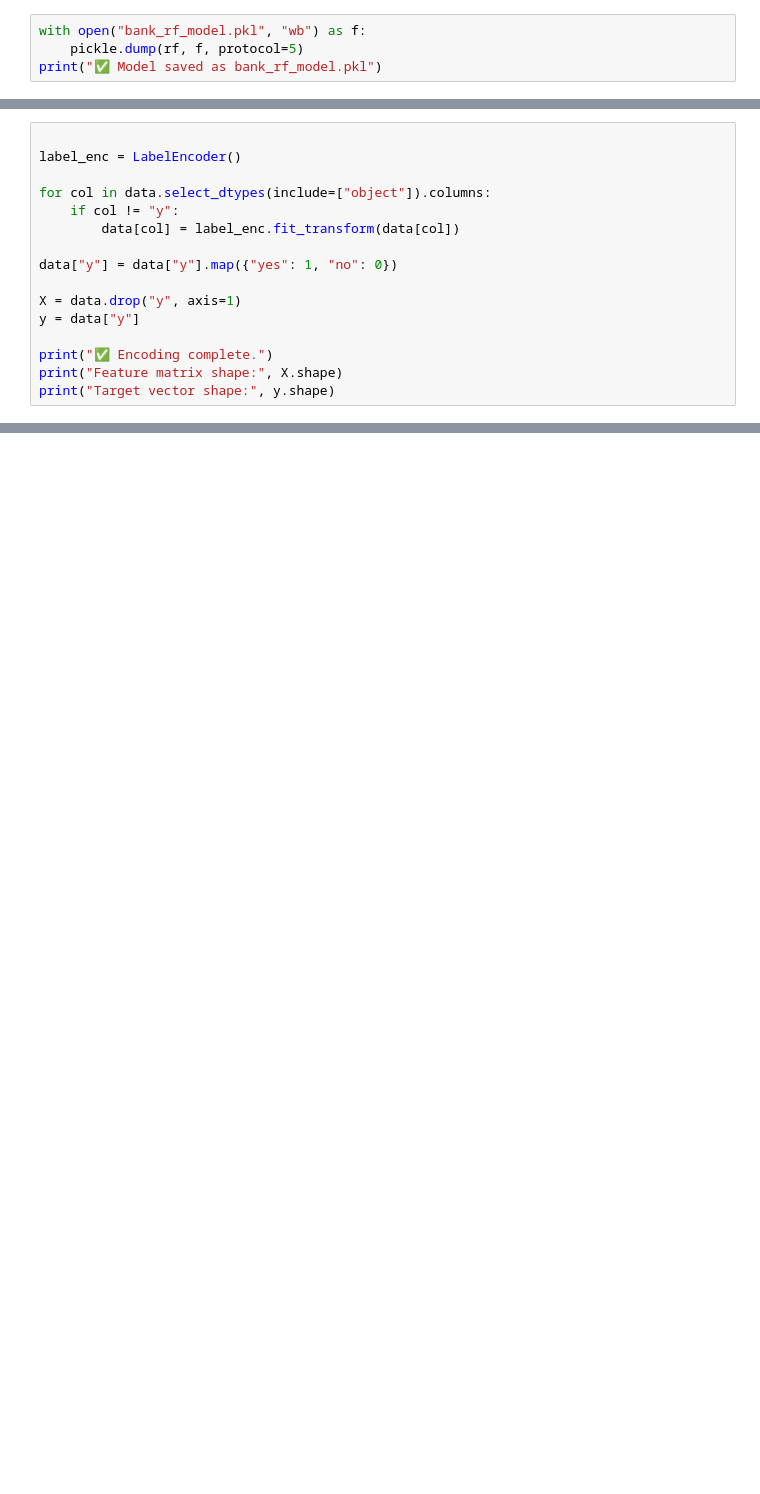
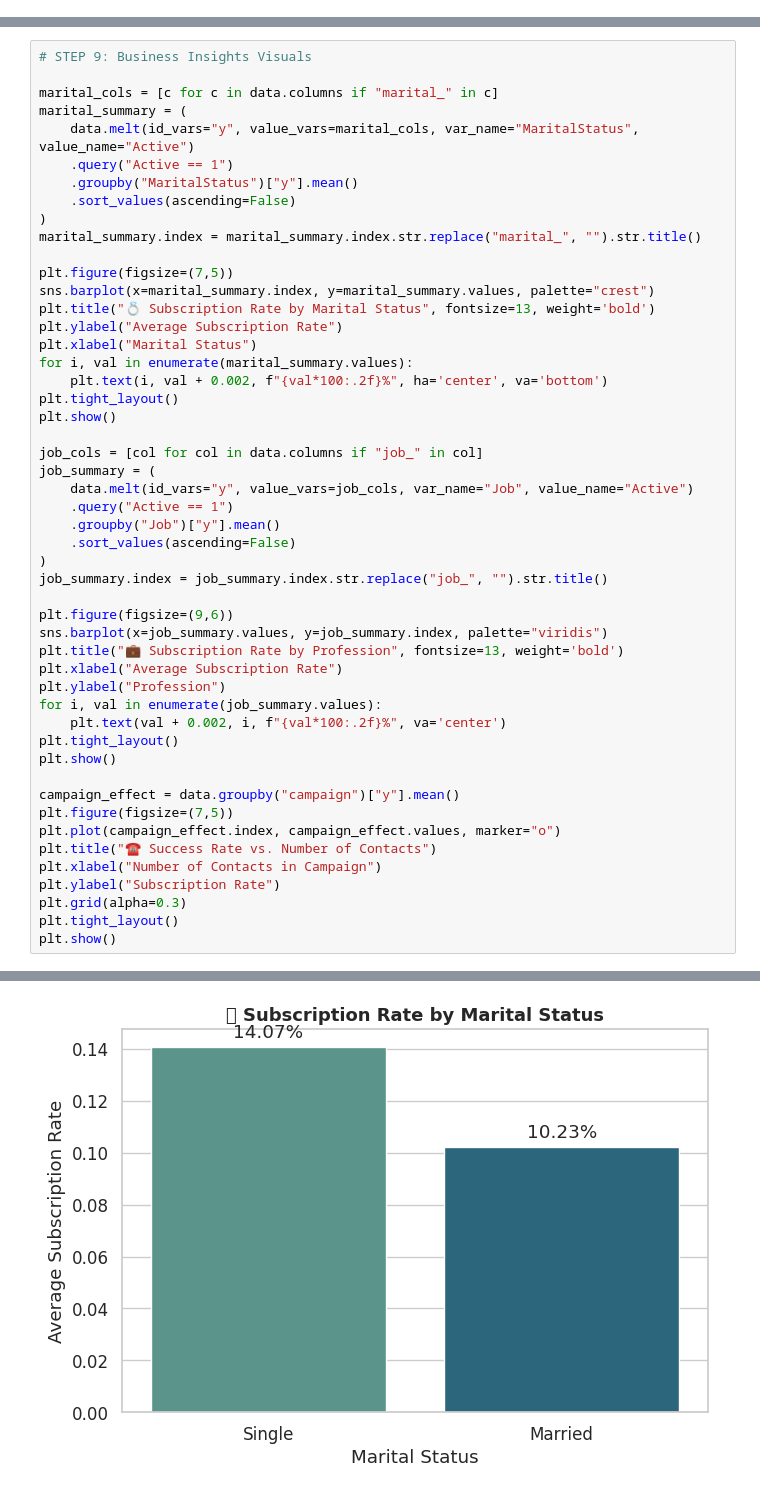
Before and after one commit to alvincharles45/alvincharles45.github.io, a Jupyter notebook: notebooks/starter_bank.ipynb, the cells around one changed output, grey strips where cells are left out. Cells and saved outputs as stored; diff of their text form; blank space fills up the shorter version.

```diff
--- a/notebooks/starter_bank.ipynb
+++ b/notebooks/starter_bank.ipynb
@@ -109,4 +93,0 @@ weighted avg       0.88      0.90      0.88      7414
-# %%
-with open("bank_rf_model.pkl", "wb") as f:
-    pickle.dump(rf, f, protocol=5)
-print("✅ Model saved as bank_rf_model.pkl")
@@ -426,16 +193,0 @@ Number of predictions: 4119
-# %%
-
-label_enc = LabelEncoder()
-
-for col in data.select_dtypes(include=["object"]).columns:
-    if col != "y":
-        data[col] = label_enc.fit_transform(data[col])
-
-data["y"] = data["y"].map({"yes": 1, "no": 0})
-
-X = data.drop("y", axis=1)
-y = data["y"]
-
-print("✅ Encoding complete.")
-print("Feature matrix shape:", X.shape)
-print("Target vector shape:", y.shape)
@@ -450,0 +194,51 @@ Name: proportion, dtype: float64
+# %%
+# STEP 9: Business Insights Visuals
+
+marital_cols = [c for c in data.columns if "marital_" in c]
+marital_summary = (
+    data.melt(id_vars="y", value_vars=marital_cols, var_name="MaritalStatus", value_name="Active")
+    .query("Active == 1")
+    .groupby("MaritalStatus")["y"].mean()
+    .sort_values(ascending=False)
+)
+marital_summary.index = marital_summary.index.str.replace("marital_", "").str.title()
+
+plt.figure(figsize=(7,5))
+sns.barplot(x=marital_summary.index, y=marital_summary.values, palette="crest")
+plt.title("💍 Subscription Rate by Marital Status", fontsize=13, weight='bold')
+plt.ylabel("Average Subscription Rate")
+plt.xlabel("Marital Status")
+for i, val in enumerate(marital_summary.values):
+    plt.text(i, val + 0.002, f"{val*100:.2f}%", ha='center', va='bottom')
+plt.tight_layout()
+plt.show()
+
+job_cols = [col for col in data.columns if "job_" in col]
+job_summary = (
+    data.melt(id_vars="y", value_vars=job_cols, var_name="Job", value_name="Active")
+    .query("Active == 1")
+    .groupby("Job")["y"].mean()
+    .sort_values(ascending=False)
+)
+job_summary.index = job_summary.index.str.replace("job_", "").str.title()
+
+plt.figure(figsize=(9,6))
+sns.barplot(x=job_summary.values, y=job_summary.index, palette="viridis")
+plt.title("💼 Subscription Rate by Profession", fontsize=13, weight='bold')
+plt.xlabel("Average Subscription Rate")
+plt.ylabel("Profession")
+for i, val in enumerate(job_summary.values):
+    plt.text(val + 0.002, i, f"{val*100:.2f}%", va='center')
+plt.tight_layout()
+plt.show()
+
+campaign_effect = data.groupby("campaign")["y"].mean()
+plt.figure(figsize=(7,5))
+plt.plot(campaign_effect.index, campaign_effect.values, marker="o")
+plt.title("☎️ Success Rate vs. Number of Contacts")
+plt.xlabel("Number of Contacts in Campaign")
+plt.ylabel("Subscription Rate")
+plt.grid(alpha=0.3)
+plt.tight_layout()
+plt.show()
+# %% [output]
@@ -450,0 +248 @@ Name: proportion, dtype: float64
+[figure, added]
```
Also changed, not shown: parts of 26 cells of this notebook.
